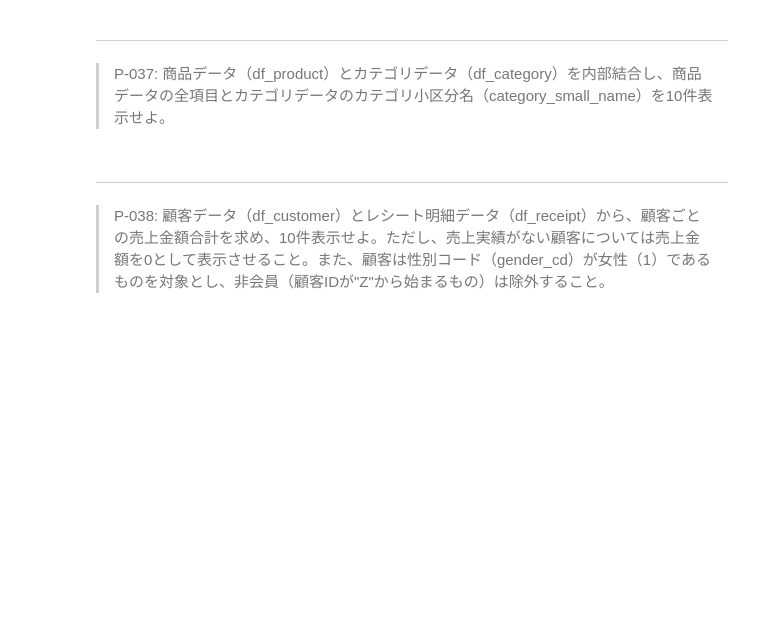
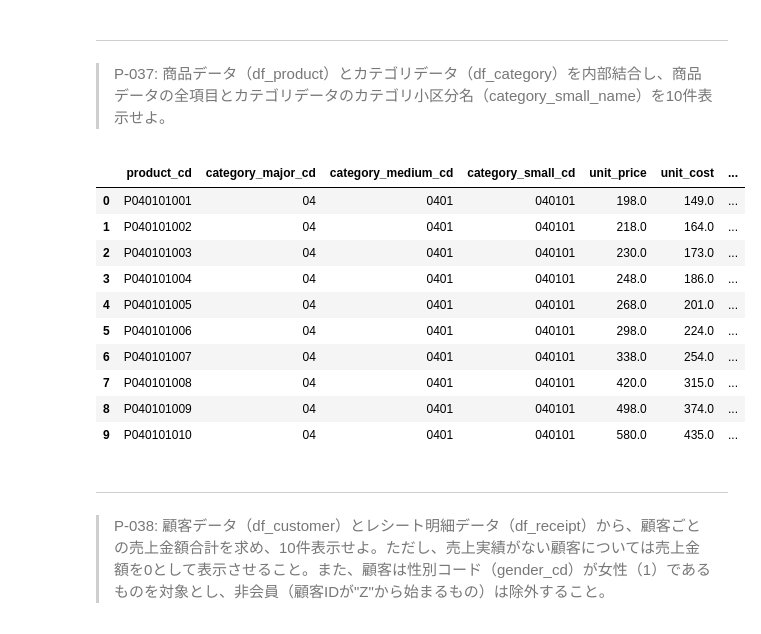
Before and after one commit to j2200111/data_engineering, a Jupyter notebook: docker/work/preprocess_knock_Python.ipynb, the cells around one changed output. Saved outputs shown, nothing was run; the diff lists cells and outputs as text; code cells hidden in the pictures; blank space fills up the shorter version.

```diff
--- a/docker/work/preprocess_knock_Python.ipynb
+++ b/docker/work/preprocess_knock_Python.ipynb
@@ -216,6 +745,23 @@ numpy.std(a, axis=None, dtype=None, out=None, ddof=0, keepdims=)
 # %% [markdown]
 ---
 > P-037: 商品データ（df_product）とカテゴリデータ（df_category）を内部結合し、商品データの全項目とカテゴリデータのカテゴリ小区分名（category_small_name）を10件表示せよ。
+# %%
+pd.merge(df_product
+         , df_category[['category_small_cd','category_small_name']]
+         , how='inner', on='category_small_cd').head(10)
+#ansを参考にしました
+# %% [output]
+|  | product_cd | category_major_cd | category_medium_cd | category_small_cd | unit_price | unit_cost | ... |
+| 0 | P040101001 | 04 | 0401 | 040101 | 198.0 | 149.0 | ... |
+| 1 | P040101002 | 04 | 0401 | 040101 | 218.0 | 164.0 | ... |
+| 2 | P040101003 | 04 | 0401 | 040101 | 230.0 | 173.0 | ... |
+| 3 | P040101004 | 04 | 0401 | 040101 | 248.0 | 186.0 | ... |
+| 4 | P040101005 | 04 | 0401 | 040101 | 268.0 | 201.0 | ... |
+| 5 | P040101006 | 04 | 0401 | 040101 | 298.0 | 224.0 | ... |
+| 6 | P040101007 | 04 | 0401 | 040101 | 338.0 | 254.0 | ... |
+| 7 | P040101008 | 04 | 0401 | 040101 | 420.0 | 315.0 | ... |
+| 8 | P040101009 | 04 | 0401 | 040101 | 498.0 | 374.0 | ... |
+| 9 | P040101010 | 04 | 0401 | 040101 | 580.0 | 435.0 | ... |
 # %% [markdown]
 ---
 > P-038: 顧客データ（df_customer）とレシート明細データ（df_receipt）から、顧客ごとの売上金額合計を求め、10件表示せよ。ただし、売上実績がない顧客については売上金額を0として表示させること。また、顧客は性別コード（gender_cd）が女性（1）であるものを対象とし、非会員（顧客IDが"Z"から始まるもの）は除外すること。
```
Also changed, not shown: parts of 38 cells of this notebook, 2 other files.
